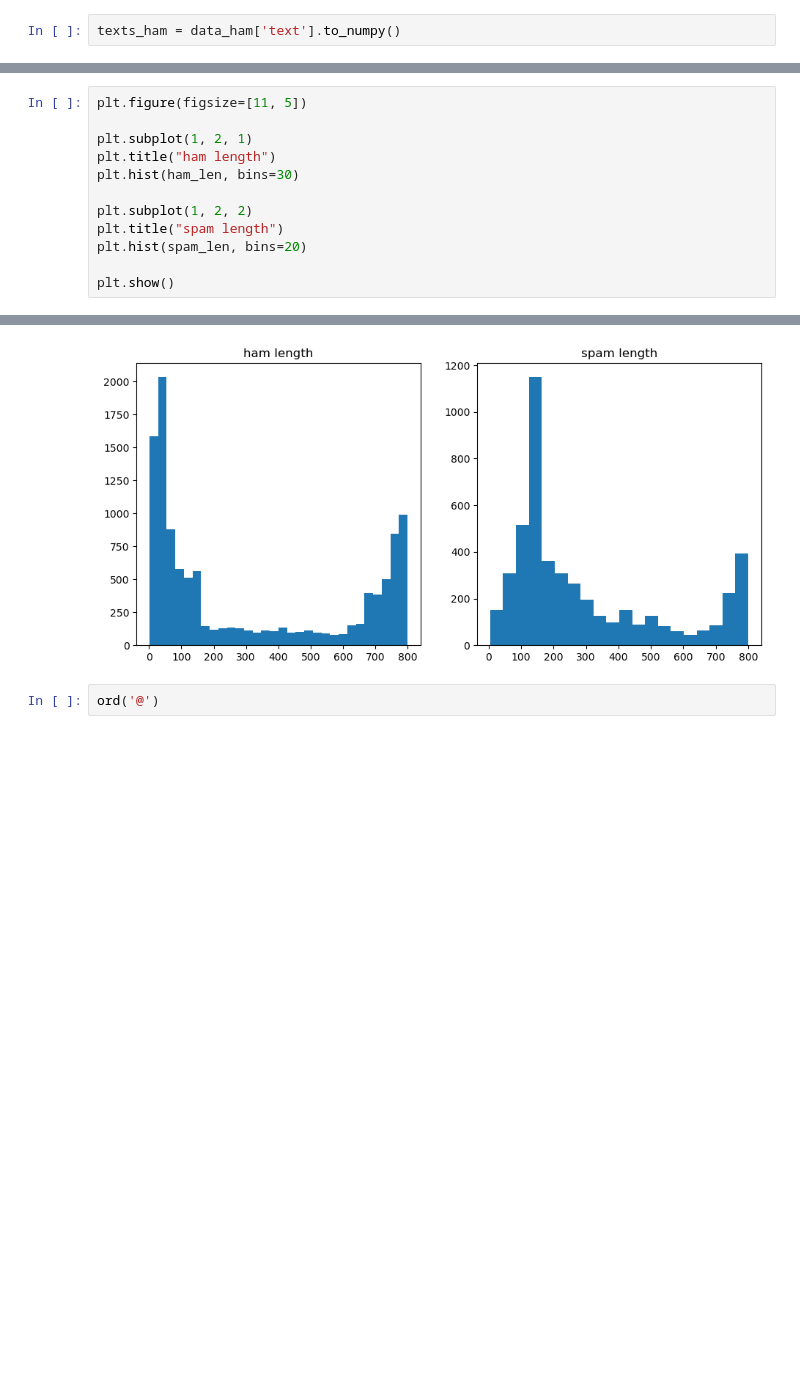
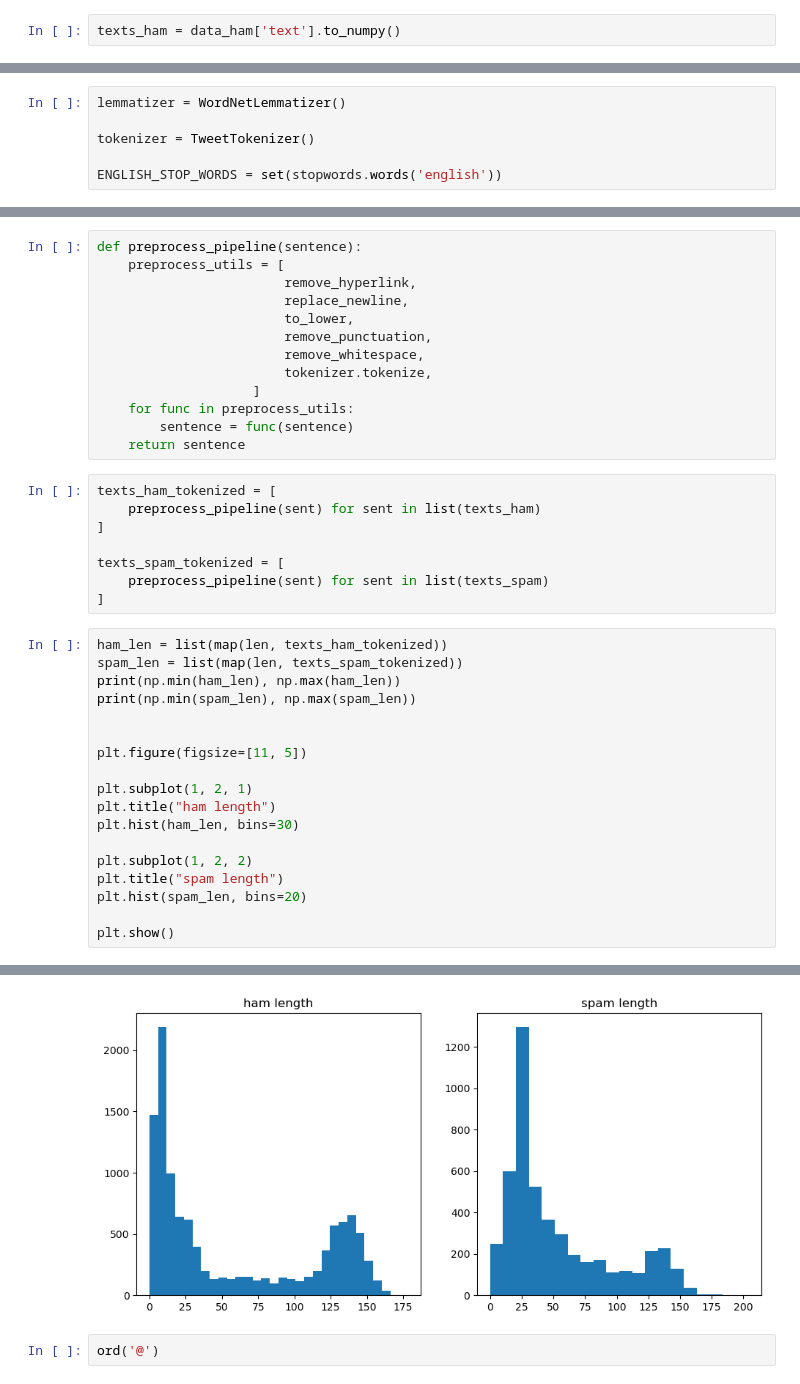
Before and after one commit to Oleg20502/vk_task, a Jupyter notebook: data_analysis.ipynb, the cells around one changed output, grey strips where cells are left out. Saved outputs shown, nothing was run; the diff lists cells and outputs as text; blank space fills up the shorter version.

```diff
--- a/data_analysis.ipynb
+++ b/data_analysis.ipynb
@@ -136,0 +172,6 @@ print(np.min(spam_len), np.max(spam_len))
+# %%
+lemmatizer = WordNetLemmatizer()
+
+tokenizer = TweetTokenizer()
+
+ENGLISH_STOP_WORDS = set(stopwords.words('english'))
@@ -137,4 +218,31 @@ print(np.min(spam_len), np.max(spam_len))
+# %%
+def preprocess_pipeline(sentence):
+    preprocess_utils = [
+                        remove_hyperlink,
+                        replace_newline,
+                        to_lower,
+                        remove_punctuation,
+                        remove_whitespace,
+                        tokenizer.tokenize,
+                    ]
+    for func in preprocess_utils:
+        sentence = func(sentence)
+    return sentence
+# %%
+texts_ham_tokenized = [
+    preprocess_pipeline(sent) for sent in list(texts_ham)
+]
+
+texts_spam_tokenized = [
+    preprocess_pipeline(sent) for sent in list(texts_spam)
+]
 # %%
+ham_len = list(map(len, texts_ham_tokenized))
+spam_len = list(map(len, texts_spam_tokenized))
+print(np.min(ham_len), np.max(ham_len))
+print(np.min(spam_len), np.max(spam_len))
+
+
 plt.figure(figsize=[11, 5])
 
 plt.subplot(1, 2, 1)
@@ -150,4 +260,4 @@ plt.show()
-[figure, old version]
+[figure, new version]
 # %%
 ord('@')
 # %% [output]
```
Also changed, not shown: parts of 8 cells of this notebook, 1 other file.
